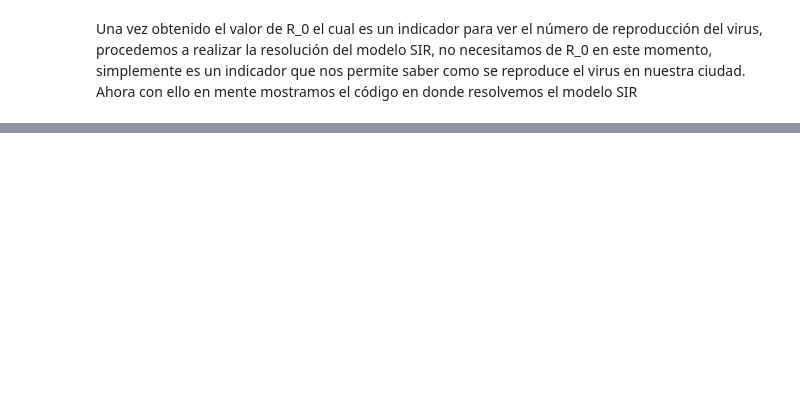
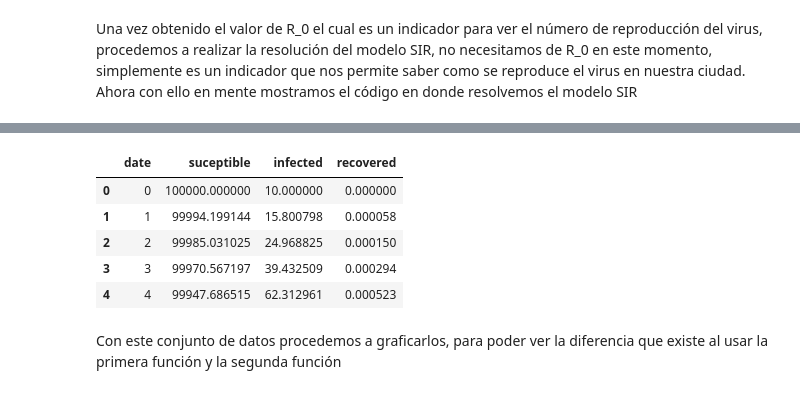
Before and after one commit to bvegaM/simulacion_vega_bryam, a Jupyter notebook: tarea_3_simulacion_sir/informe.ipynb, the cells around one changed output, grey strips where cells are left out. Drawn from its saved outputs; the diff is of its cells as text; code cells hidden in the pictures; blank space fills up the shorter version.

```diff
--- a/tarea_3_simulacion_sir/informe.ipynb
+++ b/tarea_3_simulacion_sir/informe.ipynb
@@ -259,0 +296,11 @@ Con este conjunto de datos, podemos obtener la gráfica que se presenta a contin
+# %%
+df_c.head(5)
+# %% [output]
+|  | date | suceptible | infected | recovered |
+| 0 | 0 | 100000.000000 | 10.000000 | 0.000000 |
+| 1 | 1 | 99994.199144 | 15.800798 | 0.000058 |
+| 2 | 2 | 99985.031025 | 24.968825 | 0.000150 |
+| 3 | 3 | 99970.567197 | 39.432509 | 0.000294 |
+| 4 | 4 | 99947.686515 | 62.312961 | 0.000523 |
+# %% [markdown]
+Con este conjunto de datos procedemos a graficarlos, para poder ver la diferencia que existe al usar la primera función y la segunda función
```
Also changed, not shown: parts of 35 cells of this notebook.
